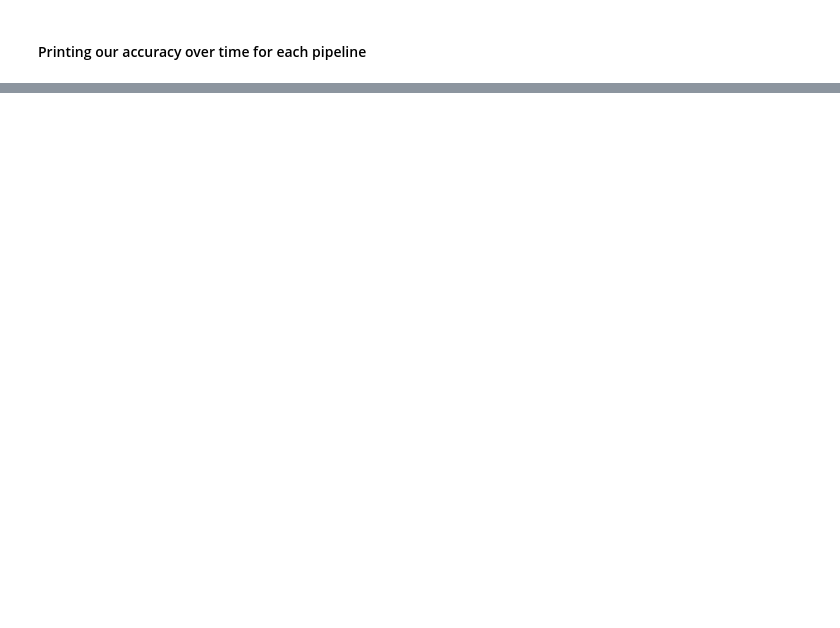
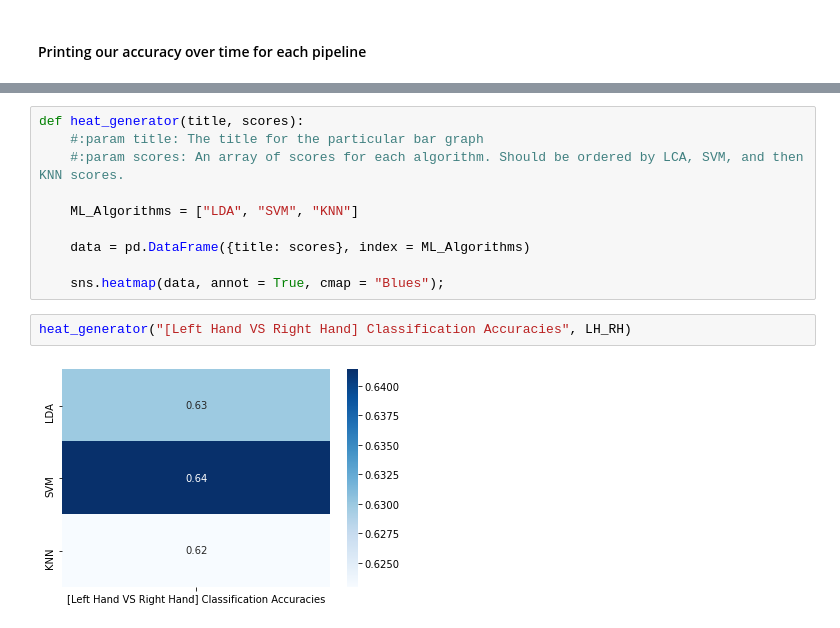
Before and after one commit to miloncl/Cogs-189-Project, a Jupyter notebook: Cogs189_Final.ipynb, the cells around one changed output, grey strips where cells are left out. Cells and saved outputs as stored; diff of their text form; blank space fills up the shorter version.

```diff
--- a/Cogs189_Final.ipynb
+++ b/Cogs189_Final.ipynb
@@ -987,0 +1054,14 @@ Done.
+# %%
+def heat_generator(title, scores):
+    #:param title: The title for the particular bar graph
+    #:param scores: An array of scores for each algorithm. Should be ordered by LCA, SVM, and then KNN scores.
+
+    ML_Algorithms = ["LDA", "SVM", "KNN"]
+
+    data = pd.DataFrame({title: scores}, index = ML_Algorithms)
+
+    sns.heatmap(data, annot = True, cmap = "Blues");
+# %%
+heat_generator("[Left Hand VS Right Hand] Classification Accuracies", LH_RH)
+# %% [output]
+[figure, added]
```
Also changed, not shown: parts of 41 cells of this notebook.
